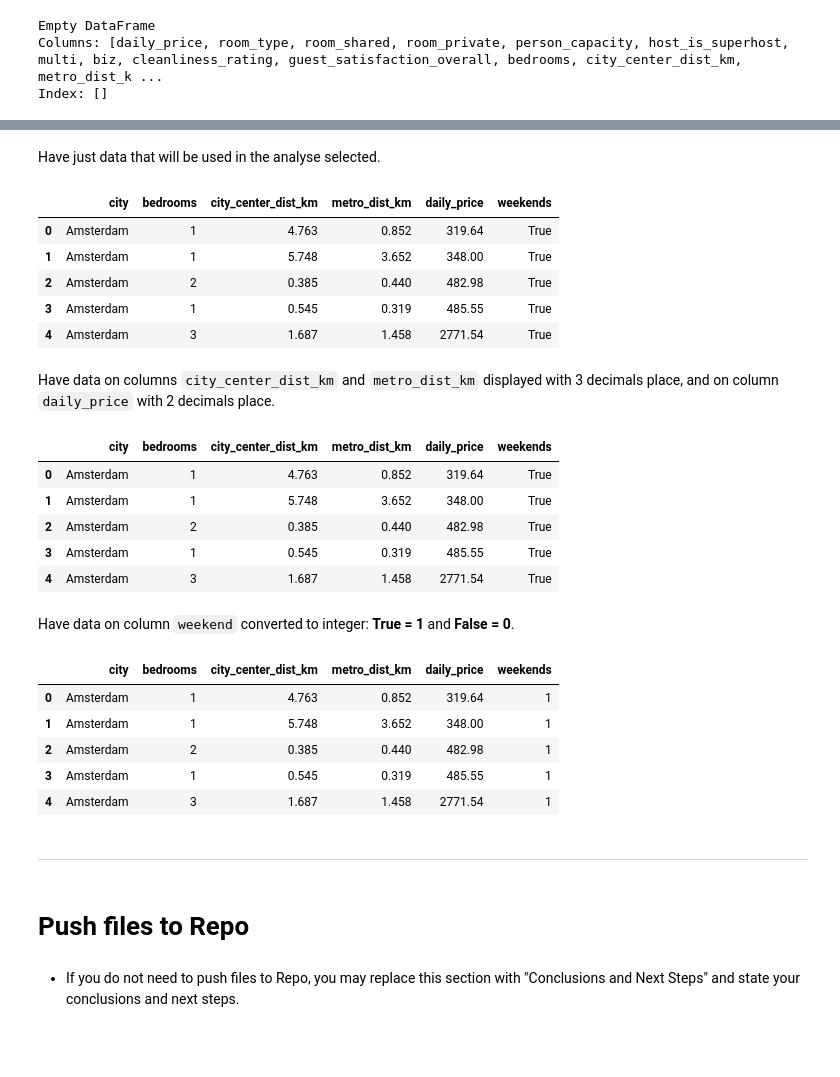
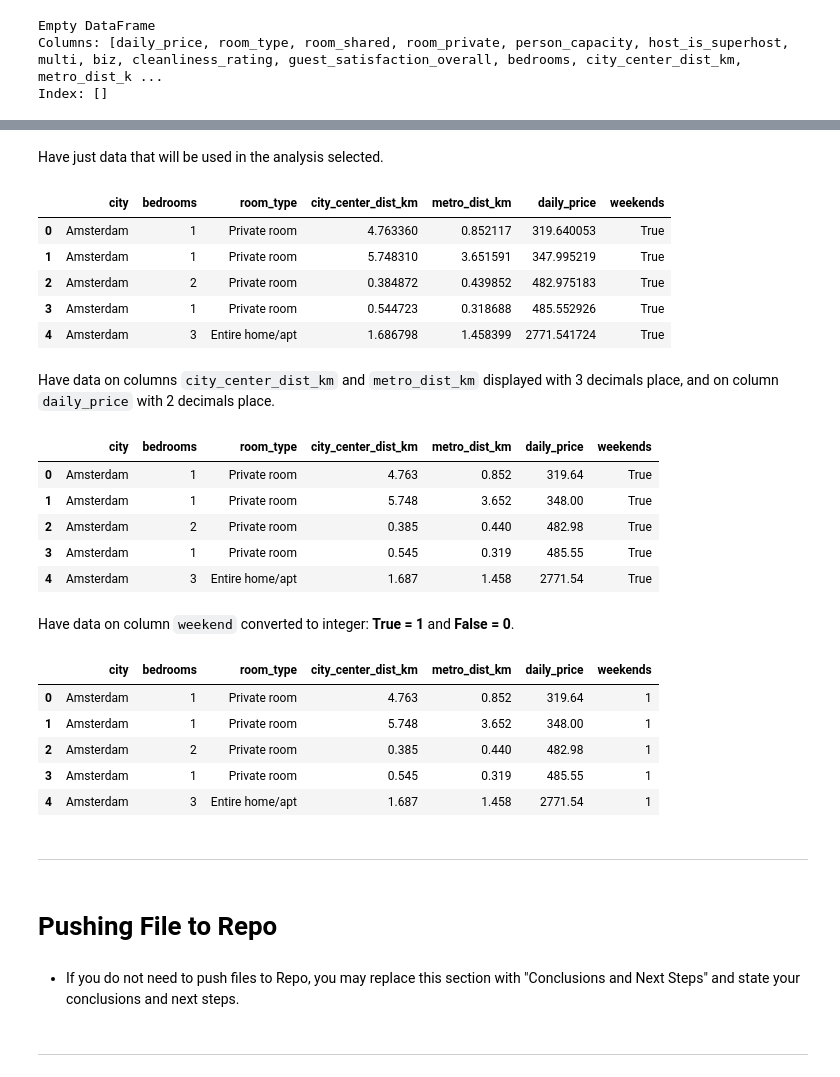
Before and after one commit to MeiryDiniz/europe-airbnb-prices, a Jupyter notebook: jupyter_notebooks/Airbnb_Data_Collection.ipynb, the cells around one changed output, grey strips where cells are left out. Drawn from its saved outputs; the diff is of its cells as text; code cells hidden in the pictures; blank space fills up the shorter version.

Commit message:
Have data processed and analised.

```diff
--- a/jupyter_notebooks/Airbnb_Data_Collection.ipynb
+++ b/jupyter_notebooks/Airbnb_Data_Collection.ipynb
@@ -160,0 +131,8 @@ Index: []
+# %%
+# Trim spaces in column names
+df.columns = df.columns.str.strip()
+
+# Trim spaces in all string columns
+for col in df.select_dtypes(include=['object']).columns:
+    df[col] = df[col].str.strip()
+print(df.head())
@@ -161,15 +157,19 @@ Index: []
 # %% [markdown]
-Have just data that will be used in the analyse selected.
+Have just data that will be used in the analysis selected.
 # %%
-df = df[['city', 'bedrooms', 'city_center_dist_km', 'metro_dist_km', 'daily_price', 'weekends']]
+# Correct columns to select
+columns_to_select = ['city', 'bedrooms', 'room_type', 'city_center_dist_km', 'metro_dist_km', 'daily_price', 'weekends']
+
+# Selecting the existing columns
+df = df[columns_to_select]
 df.head()
 # %% [output]
-|  | city | bedrooms | city_center_dist_km | metro_dist_km | daily_price | weekends |
-| 0 | Amsterdam | 1 | 4.763 | 0.852 | 319.64 | True |
-| 1 | Amsterdam | 1 | 5.748 | 3.652 | 348.00 | True |
-| 2 | Amsterdam | 2 | 0.385 | 0.440 | 482.98 | True |
-| 3 | Amsterdam | 1 | 0.545 | 0.319 | 485.55 | True |
-| 4 | Amsterdam | 3 | 1.687 | 1.458 | 2771.54 | True |
+|  | city | bedrooms | room_type | city_center_dist_km | metro_dist_km | daily_price | weekends |
+| 0 | Amsterdam | 1 | Private room | 4.763360 | 0.852117 | 319.640053 | True |
+| 1 | Amsterdam | 1 | Private room | 5.748310 | 3.651591 | 347.995219 | True |
+| 2 | Amsterdam | 2 | Private room | 0.384872 | 0.439852 | 482.975183 | True |
+| 3 | Amsterdam | 1 | Private room | 0.544723 | 0.318688 | 485.552926 | True |
+| 4 | Amsterdam | 3 | Entire home/apt | 1.686798 | 1.458399 | 2771.541724 | True |
 # %% [markdown]
 Have data on columns `city_center_dist_km` and `metro_dist_km` displayed with 3
 decimals place, and on column `daily_price` with 2 decimals place.
@@ -179,28 +179,28 @@ df['metro_dist_km'] = df['metro_dist_km'].round(3)
 df['daily_price'] = df['daily_price'].round(2)
 df.head()
 # %% [output]
-|  | city | bedrooms | city_center_dist_km | metro_dist_km | daily_price | weekends |
-| 0 | Amsterdam | 1 | 4.763 | 0.852 | 319.64 | True |
-| 1 | Amsterdam | 1 | 5.748 | 3.652 | 348.00 | True |
-| 2 | Amsterdam | 2 | 0.385 | 0.440 | 482.98 | True |
-| 3 | Amsterdam | 1 | 0.545 | 0.319 | 485.55 | True |
-| 4 | Amsterdam | 3 | 1.687 | 1.458 | 2771.54 | True |
+|  | city | bedrooms | room_type | city_center_dist_km | metro_dist_km | daily_price | weekends |
+| 0 | Amsterdam | 1 | Private room | 4.763 | 0.852 | 319.64 | True |
+| 1 | Amsterdam | 1 | Private room | 5.748 | 3.652 | 348.00 | True |
+| 2 | Amsterdam | 2 | Private room | 0.385 | 0.440 | 482.98 | True |
+| 3 | Amsterdam | 1 | Private room | 0.545 | 0.319 | 485.55 | True |
+| 4 | Amsterdam | 3 | Entire home/apt | 1.687 | 1.458 | 2771.54 | True |
 # %% [markdown]
 Have data on column `weekend` converted to integer: **True = 1** and **False = 0**.
 # %%
 df.weekends = df.weekends.replace({True: 1, False: 0})
 df.head()
 # %% [output]
-|  | city | bedrooms | city_center_dist_km | metro_dist_km | daily_price | weekends |
-| 0 | Amsterdam | 1 | 4.763 | 0.852 | 319.64 | 1 |
-| 1 | Amsterdam | 1 | 5.748 | 3.652 | 348.00 | 1 |
-| 2 | Amsterdam | 2 | 0.385 | 0.440 | 482.98 | 1 |
-| 3 | Amsterdam | 1 | 0.545 | 0.319 | 485.55 | 1 |
-| 4 | Amsterdam | 3 | 1.687 | 1.458 | 2771.54 | 1 |
+|  | city | bedrooms | room_type | city_center_dist_km | metro_dist_km | daily_price | weekends |
+| 0 | Amsterdam | 1 | Private room | 4.763 | 0.852 | 319.64 | 1 |
+| 1 | Amsterdam | 1 | Private room | 5.748 | 3.652 | 348.00 | 1 |
+| 2 | Amsterdam | 2 | Private room | 0.385 | 0.440 | 482.98 | 1 |
+| 3 | Amsterdam | 1 | Private room | 0.545 | 0.319 | 485.55 | 1 |
+| 4 | Amsterdam | 3 | Entire home/apt | 1.687 | 1.458 | 2771.54 | 1 |
 # %% [markdown]
 ---
 # %% [markdown]
-# Push files to Repo
+# Pushing File to Repo
 # %% [markdown]
 * If you do not need to push files to Repo, you may replace this section with "Conclusions and Next Steps" and state your conclusions and next steps.
 # %%
@@ -213,0 +214,2 @@ df.to_csv(f"outputs/datasets/collection/AirbnbEuropeanCities.csv",index=False)
+# %% [markdown]
+---
```
Also changed, not shown: parts of 21 cells of this notebook, 3 other files.
